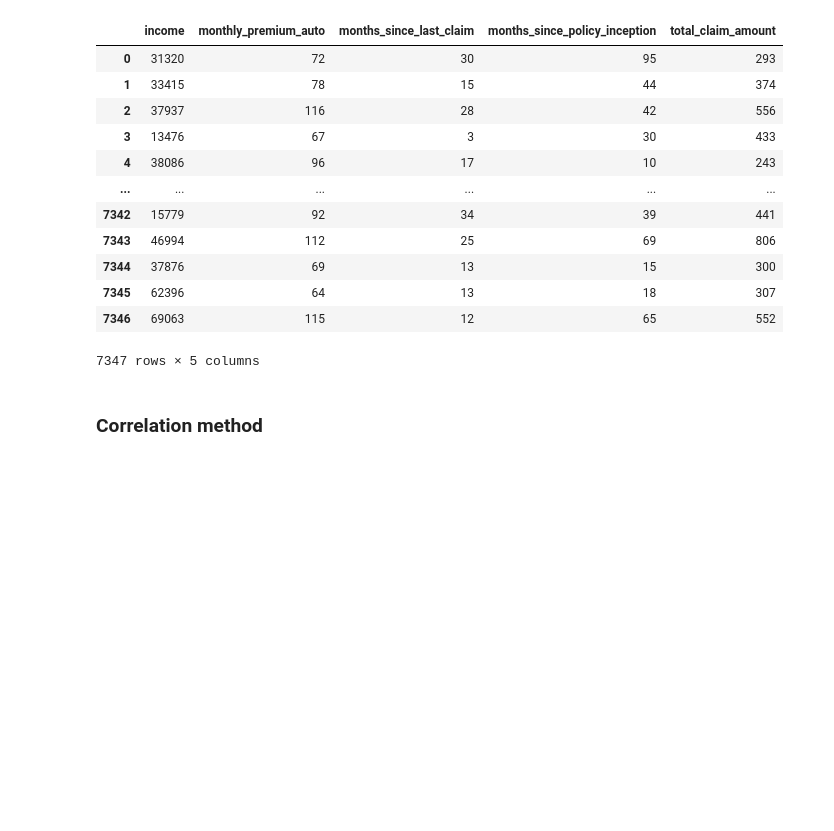
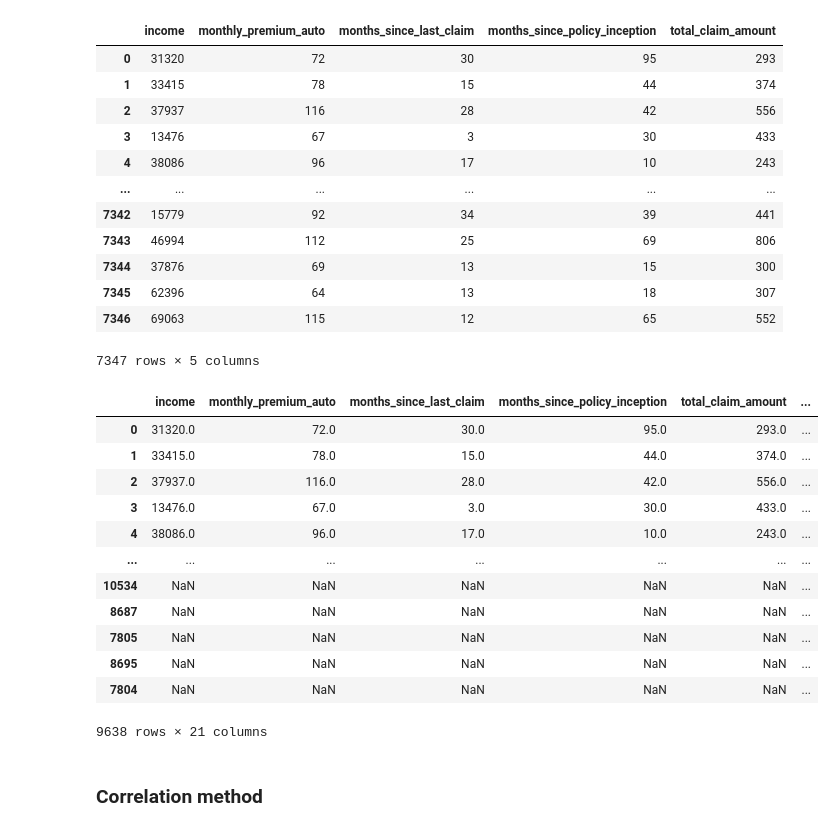
Before and after one commit to MLB-95/IH_LABS, a Jupyter notebook: LABS/week7/Feature selection lab.ipynb, the cells around one changed output. Drawn from its saved outputs; the diff is of its cells as text; code cells hidden in the pictures; blank space fills up the shorter version.

```diff
--- a/LABS/week7/Feature selection lab.ipynb
+++ b/LABS/week7/Feature selection lab.ipynb
@@ -47,3 +75,9 @@ x_train.describe()
 ### Variance threshold method
 # %% [markdown]
 Univariate method
+# %%
+x_train_num = x_train.select_dtypes(include=np.number)
+x_test_num  = x_test.select_dtypes(include=np.number)
+
+x_train_cat = x_train.select_dtypes(include=np.object)
+x_test_cat = x_test.select_dtypes(include=np.object)
@@ -51,30 +90,27 @@ Univariate method
 from sklearn.feature_selection import VarianceThreshold # It only works with numerical features
 
 
-x_train = x_train.select_dtypes(include=np.number)
-x_test  = x_test.select_dtypes(include=np.number)
-
 #display(X_train)
-print("Initial number of numerical columns: ",x_train.shape)
+print("Initial number of numerical columns: ",x_train_num.shape)
 print()
 
 
 selector = VarianceThreshold(threshold=50) # Default threshold value is 0
 # Features with a training-set variance lower than this threshold will be removed.
-selector.fit(x_train)
+selector.fit(x_train_num)
 
 kept_features_indexes = selector.get_support(indices = True) #returns an array of integers corresponding to nonremoved features
-kept_features = list(x_train.iloc[:,kept_features_indexes].columns)
+kept_features = list(x_train_num.iloc[:,kept_features_indexes].columns)
 
-x_train = selector.transform(x_train)
-x_test  = selector.transform(x_test)
+x_train_num = selector.transform(x_train_num)
+x_test_num  = selector.transform(x_test_num)
 
-x_train = pd.DataFrame(x_train, columns=kept_features)
-x_test  = pd.DataFrame(x_test, columns=kept_features)
+x_train_num = pd.DataFrame(x_train_num, columns=kept_features)
+x_test_num  = pd.DataFrame(x_test_num, columns=kept_features)
 
-print("Final number of numerical columns: ",x_train.shape)
+print("Final number of numerical columns: ",x_train_num.shape)
 print()
-x_train
+x_train_num
 # %% [output]
 Initial number of numerical columns:  (7347, 7)
 
@@ -92,6 +128,33 @@ Final number of numerical columns:  (7347, 5)
 | 7345 | 62396 | 64 | 13 | 18 | 307 |
 | 7346 | 69063 | 115 | 12 | 65 | 552 |
 7347 rows × 5 columns
+# %%
+x_train_num = pd.DataFrame(x_train_num)
+x_test_num = pd.DataFrame(x_test_num)
+# %%
+x_train = pd.concat([x_train_num, x_train_cat], axis=1)
+x_test = pd.concat([x_test_num, x_test_cat], axis=1)
+
+#x_train = [x_train_num, x_train_cat]
+#x_test = [x_test_num, x_test_cat]
+
+x_train = pd.DataFrame(x_train)
+x_test = pd.DataFrame(x_test)
+x_train
+# %% [output]
+|  | income | monthly_premium_auto | months_since_last_claim | months_since_policy_inception | total_claim_amount | ... |
+| 0 | 31320.0 | 72.0 | 30.0 | 95.0 | 293.0 | ... |
+| 1 | 33415.0 | 78.0 | 15.0 | 44.0 | 374.0 | ... |
+| 2 | 37937.0 | 116.0 | 28.0 | 42.0 | 556.0 | ... |
+| 3 | 13476.0 | 67.0 | 3.0 | 30.0 | 433.0 | ... |
+| 4 | 38086.0 | 96.0 | 17.0 | 10.0 | 243.0 | ... |
+| ... | ... | ... | ... | ... | ... | ... |
+| 10534 | NaN | NaN | NaN | NaN | NaN | ... |
+| 8687 | NaN | NaN | NaN | NaN | NaN | ... |
+| 7805 | NaN | NaN | NaN | NaN | NaN | ... |
+| 8695 | NaN | NaN | NaN | NaN | NaN | ... |
+| 7804 | NaN | NaN | NaN | NaN | NaN | ... |
+9638 rows × 21 columns
 # %% [markdown]
 ### Correlation method
 # %% [markdown]
```
Also changed, not shown: parts of 3 cells of this notebook, 1 other file.
